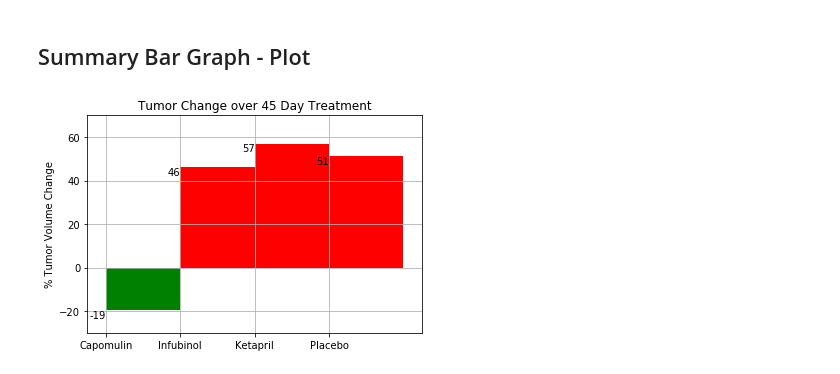
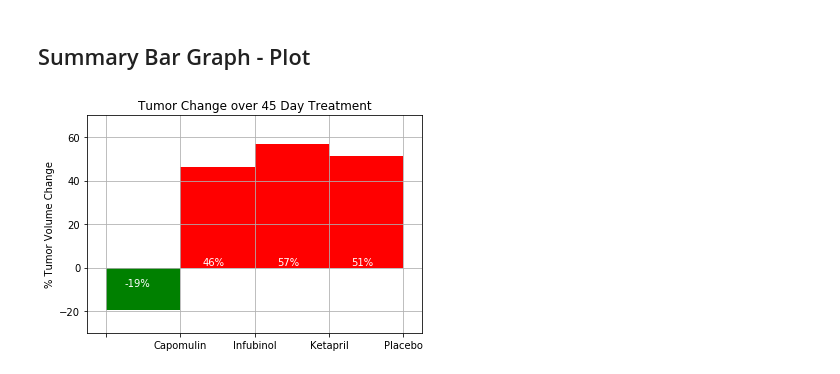
Before and after one commit to TrevorLovesMommy/matplotlib-challenge, a Jupyter notebook: Pymaceuticals/02-Homework_05-Matplotlib_Instructions_Pymaceuticals_pymaceuticals_starter.ipynb, the cells around one changed output. Drawn from its saved outputs; the diff is of its cells as text; code cells hidden in the pictures.

```diff
--- a/Pymaceuticals/02-Homework_05-Matplotlib_Instructions_Pymaceuticals_pymaceuticals_starter.ipynb
+++ b/Pymaceuticals/02-Homework_05-Matplotlib_Instructions_Pymaceuticals_pymaceuticals_starter.ipynb
@@ -353,9 +363,9 @@ plt.show()
 
 tumor_mean_summary = tumor_mean_df[["Capomulin", "Infubinol", "Ketapril", "Placebo"]]
 
-tumor_change = ((tumor_mean_summary.iloc[-1] - tumor_mean_summary.iloc[0])/tumor_mean_summary.iloc[-0])
+tumor_change = ((tumor_mean_summary.iloc[-1] - tumor_mean_summary.iloc[0])/tumor_mean_summary.iloc[-0])*100
 tumor_change = pd.DataFrame(tumor_change).reset_index()
 tumor_change.columns =["Drug", "Tumor Volume Change"]
 #tumor_change["Tumor Volume Change"] =tumor_change["Tumor Volume Change"].map("{:.0%}".format)
 
-tumor_change
+drug_list = ["","Capomulin", "Infubinol", "Ketapril", "Placebo"]
@@ -370,37 +374,38 @@ tumor_change
 # %%
 #color bars - code from stack overflow
 #https://stackoverflow.com/questions/22311139/matplotlib-bar-chart-choose-color-if-value-is-positive-vs-value-is-negative
-
-#fig, ax = plt.subplots()
 
 tumor_change.plot(kind='bar',x='Drug',y='Tumor Volume Change',
                   rot=0, legend = None,  width=1.0, align = "edge",
                   color=(tumor_change['Tumor Volume Change'] < 0).map({True: 'g', False: 'r'}))
 
 #formatting code from
 #https://www.machinelearningplus.com/plots/top-50-matplotlib-visualizations-the-master-plots-python/#34.-Bar-Chart
+#https://stackoverflow.com/questions/394809/does-python-have-a-ternary-conditional-operator
+#i is x, val is y
 for i, val in enumerate(tumor_change['Tumor Volume Change'].values):
-    plt.text(i, val, int(val), horizontalalignment='right',
-             verticalalignment='top')
+    plt.text(i + 0.6, 5 if val >= 0 else -5, f"{int(val)}%", horizontalalignment='right',
+             verticalalignment='top', color = "white")
 
+plt.xticks([0,1,2,3,4],drug_list)
 plt.grid(alpha=1)
 plt.title("Tumor Change over 45 Day Treatment")
 plt.xlabel("")
 plt.ylabel("% Tumor Volume Change")
 plt.grid(alpha=1)
 #x and y limits
 plt.ylim(-30,70, 20)
 plt.savefig("Images/Tumor_Volume_Change.png")
 plt.show()
 
 
 #try this code for formatting
 #https://www.machinelearningplus.com/plots/top-50-matplotlib-visualizations-the-master-plots-python/#34.-Bar-Chart
 
 #alternative code for plotting bar char
 #tumor_change.plot.bar(x="Drug", y="Tumor Volume Change", rot=0)
 #tumor_change.plot(kind='bar', title ="V comp",figsize=(10,5),legend=True, fontsize=12, color = "red")
 # %% [output]
-[figure, old version]
+[figure, new version]
 # %% [markdown]
 ![Metastatic Spread During Treatment](../Images/change.png)
```
Also changed, not shown: parts of 2 cells of this notebook, 2 other files.
